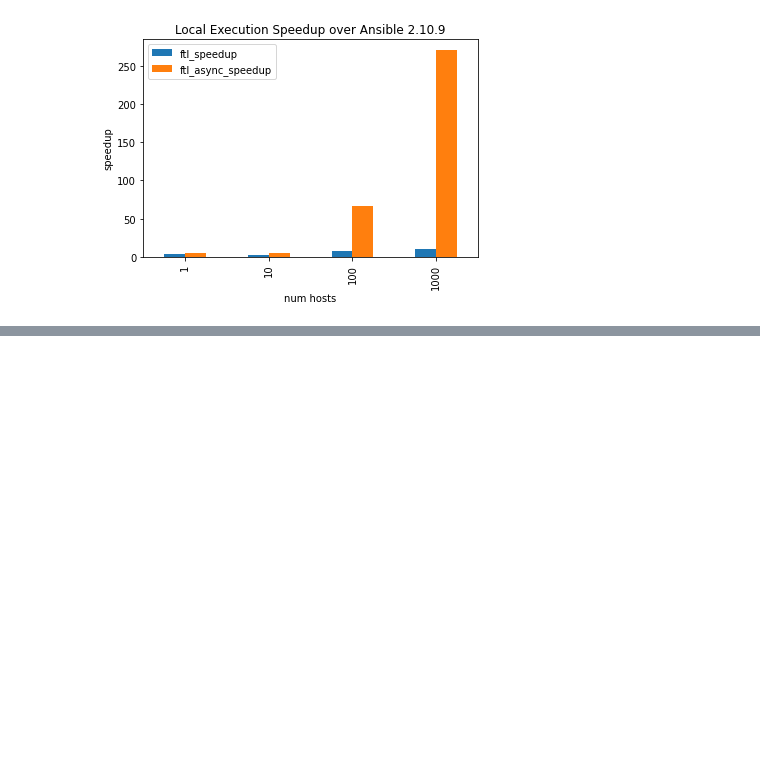
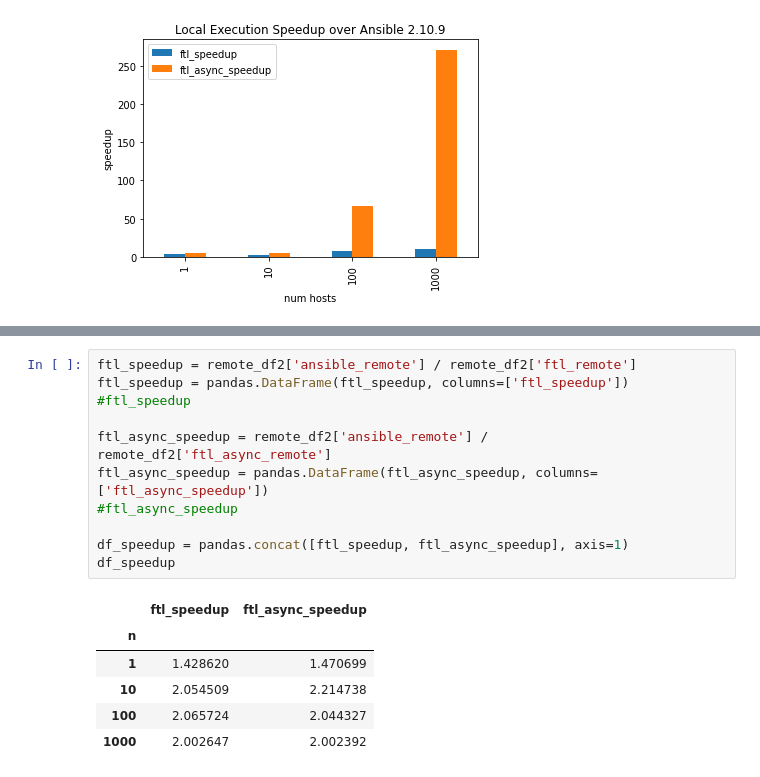
Before and after one commit to benthomasson/faster-than-light, a Jupyter notebook: blog/0006-Performance.ipynb, the cells around one changed output, grey strips where cells are left out. Cells and saved outputs as stored; diff of their text form; blank space fills up the shorter version.

```diff
--- a/blog/0006-Performance.ipynb
+++ b/blog/0006-Performance.ipynb
@@ -93,0 +80,18 @@ df_speedup.plot.bar(title="Remote Execution Speedup over Ansible 2.10.9", xlabel
+# %%
+ftl_speedup = remote_df2['ansible_remote'] / remote_df2['ftl_remote']
+ftl_speedup = pandas.DataFrame(ftl_speedup, columns=['ftl_speedup'])
+#ftl_speedup
+
+ftl_async_speedup = remote_df2['ansible_remote'] / remote_df2['ftl_async_remote']
+ftl_async_speedup = pandas.DataFrame(ftl_async_speedup, columns=['ftl_async_speedup'])
+#ftl_async_speedup
+
+df_speedup = pandas.concat([ftl_speedup, ftl_async_speedup], axis=1)
+df_speedup
+# %% [output]
+|  | ftl_speedup | ftl_async_speedup |
+| n |  |  |
+| 1 | 1.428620 | 1.470699 |
+| 10 | 2.054509 | 2.214738 |
+| 100 | 2.065724 | 2.044327 |
+| 1000 | 2.002647 | 2.002392 |
```
Also changed, not shown: parts of 8 cells of this notebook, 5 other files.
